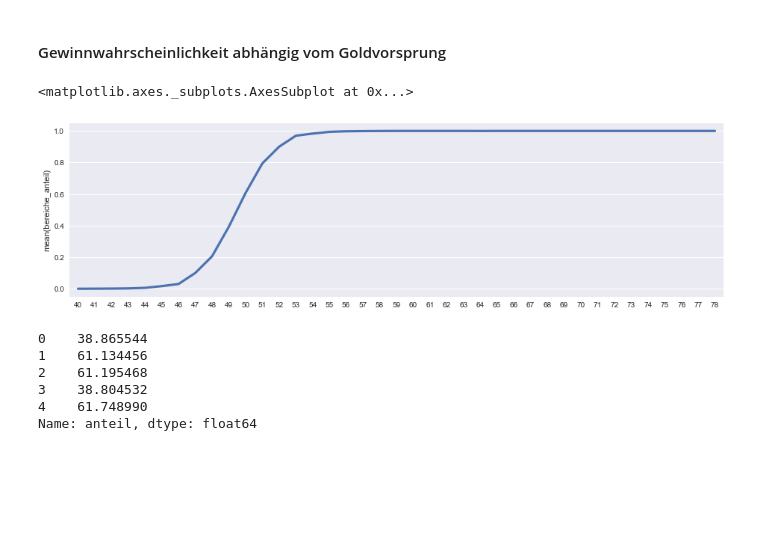
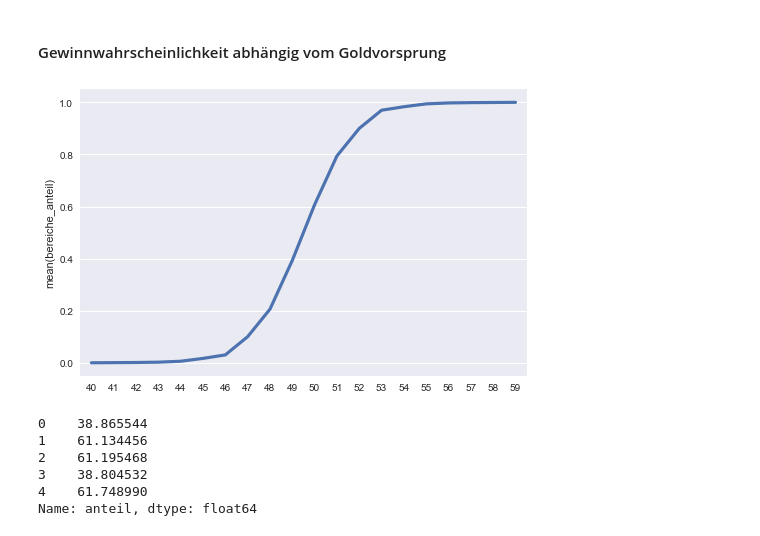
Before and after one commit to agruenth/BDA_SS17, a Jupyter notebook: Final.ipynb, the cells around one changed output. Cells and saved outputs as stored; diff of their text form; code cells hidden in the pictures; blank space fills up the shorter version.

```diff
--- a/Final.ipynb
+++ b/Final.ipynb
@@ -875,12 +871,15 @@ sns.countplot(x='bereiche_anteil',data=series_total[series_total.gewinner == ser
  .value_counts()
 # %% [markdown]
 #### Gewinnwahrscheinlichkeit abhängig vom Goldvorsprung
-# %%
-plt.figure(figsize=(15.69,4.27))
-sns.pointplot( x=x.index , y=x, markers='', linestyles='-')
-# %% [output]
-<matplotlib.axes._subplots.AxesSubplot at 0x...>
-[figure, removed]
+# %%
+fig, ax = plt.subplots(figsize=(8,5.27))
+graph = x.head(20).reset_index().copy()
+graph = graph.rename(columns=({'index':'bereich'}))
+graph.shape
+sns.pointplot( x=graph.index , y=graph.bereiche_anteil, markers='', linestyles='-')
+ax.set_xticklabels(graph.bereich);
+# %% [output]
+[figure, added]
 # %%
 series_total.anteil.head()
 # %% [output]
```
Also changed, not shown: parts of 16 cells of this notebook, 2 other files.
